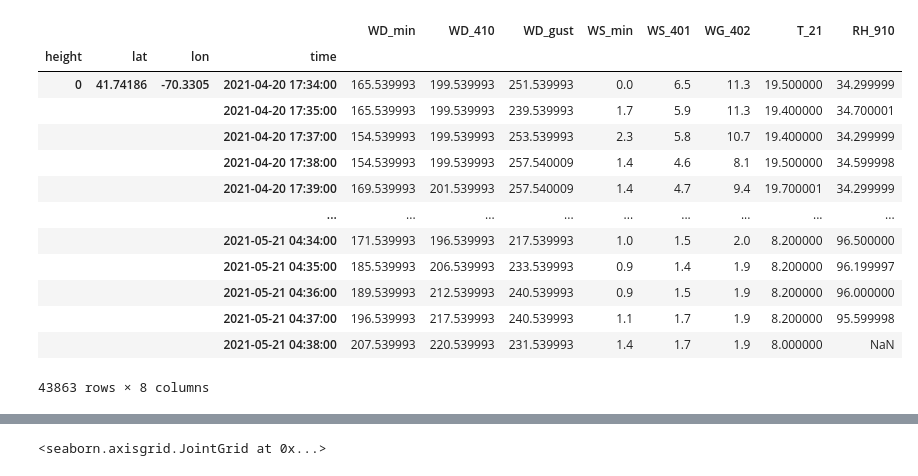
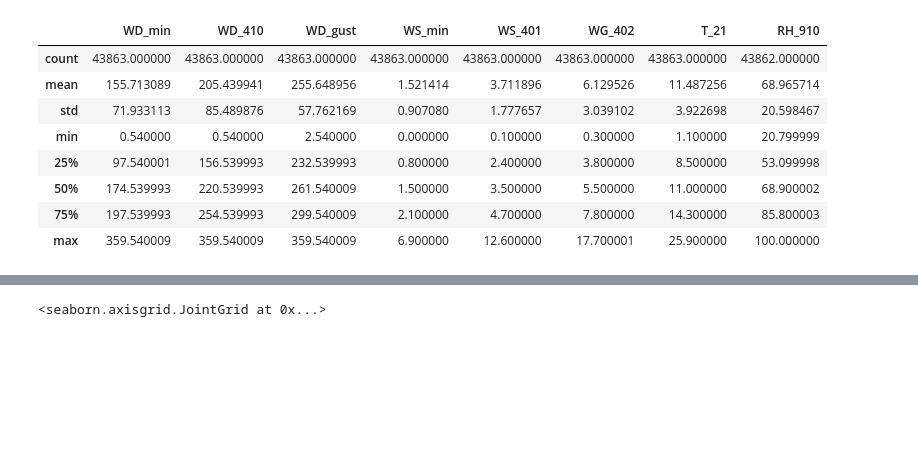
Before and after one commit to odemeo-usgs/projects, a Jupyter notebook: CACO/Marconi_Plots_2021.ipynb, the cells around one changed output, grey strips where cells are left out. Saved outputs shown, nothing was run; the diff lists cells and outputs as text; code cells hidden in the pictures; blank space fills up the shorter version.

```diff
--- a/CACO/Marconi_Plots_2021.ipynb
+++ b/CACO/Marconi_Plots_2021.ipynb
@@ -13,27 +13,21 @@ fn2='C:\\Users\\odemeo\\Documents\\Field_Data_Processing\\CACO_MET\\Marconi\\112
 # %%
 # Read in mooring 1128
 ds_1128 = xr.open_dataset(fn1)
 ds_1128 # Marconi data when met was on solar panel
 df_1128=ds_1128.to_dataframe() # Convert xarray dataset to pandas dataframe
 
 # Make statistics table
 df_1128.describe()
-df_1128
 # %% [output]
-|  |  |  |  | WD_min | WD_410 | WD_gust | WS_min | WS_401 | WG_402 | T_21 | RH_910 |
-| height | lat | lon | time |  |  |  |  |  |  |  |  |
-| 0 | 41.74186 | -70.3305 | 2021-04-20 17:34:00 | 165.539993 | 199.539993 | 251.539993 | 0.0 | 6.5 | 11.3 | 19.500000 | 34.299999 |
-|  |  |  | 2021-04-20 17:35:00 | 165.539993 | 199.539993 | 239.539993 | 1.7 | 5.9 | 11.3 | 19.400000 | 34.700001 |
-|  |  |  | 2021-04-20 17:37:00 | 154.539993 | 199.539993 | 253.539993 | 2.3 | 5.8 | 10.7 | 19.400000 | 34.299999 |
-|  |  |  | 2021-04-20 17:38:00 | 154.539993 | 199.539993 | 257.540009 | 1.4 | 4.6 | 8.1 | 19.500000 | 34.599998 |
-|  |  |  | 2021-04-20 17:39:00 | 169.539993 | 201.539993 | 257.540009 | 1.4 | 4.7 | 9.4 | 19.700001 | 34.299999 |
-|  |  |  | ... | ... | ... | ... | ... | ... | ... | ... | ... |
-|  |  |  | 2021-05-21 04:34:00 | 171.539993 | 196.539993 | 217.539993 | 1.0 | 1.5 | 2.0 | 8.200000 | 96.500000 |
-|  |  |  | 2021-05-21 04:35:00 | 185.539993 | 206.539993 | 233.539993 | 0.9 | 1.4 | 1.9 | 8.200000 | 96.199997 |
-|  |  |  | 2021-05-21 04:36:00 | 189.539993 | 212.539993 | 240.539993 | 0.9 | 1.5 | 1.9 | 8.200000 | 96.000000 |
-|  |  |  | 2021-05-21 04:37:00 | 196.539993 | 217.539993 | 240.539993 | 1.1 | 1.7 | 1.9 | 8.200000 | 95.599998 |
-|  |  |  | 2021-05-21 04:38:00 | 207.539993 | 220.539993 | 231.539993 | 1.4 | 1.7 | 1.9 | 8.000000 | NaN |
+|  | WD_min | WD_410 | WD_gust | WS_min | WS_401 | WG_402 | T_21 | RH_910 |
+| count | 43863.000000 | 43863.000000 | 43863.000000 | 43863.000000 | 43863.000000 | 43863.000000 | 43863.000000 | 43862.000000 |
+| mean | 155.713089 | 205.439941 | 255.648956 | 1.521414 | 3.711896 | 6.129526 | 11.487256 | 68.965714 |
+| std | 71.933113 | 85.489876 | 57.762169 | 0.907080 | 1.777657 | 3.039102 | 3.922698 | 20.598467 |
+| min | 0.540000 | 0.540000 | 2.540000 | 0.000000 | 0.100000 | 0.300000 | 1.100000 | 20.799999 |
+| 25% | 97.540001 | 156.539993 | 232.539993 | 0.800000 | 2.400000 | 3.800000 | 8.500000 | 53.099998 |
+| 50% | 174.539993 | 220.539993 | 261.540009 | 1.500000 | 3.500000 | 5.500000 | 11.000000 | 68.900002 |
+| 75% | 197.539993 | 254.539993 | 299.540009 | 2.100000 | 4.700000 | 7.800000 | 14.300000 | 85.800003 |
+| max | 359.540009 | 359.540009 | 359.540009 | 6.900000 | 12.600000 | 17.700001 | 25.900000 | 100.000000 |
-43863 rows × 8 columns
 # %%
 # Put 1128 variables into arrays
 time1128=ds_1128['time'].values
```
Also changed, not shown: parts of 4 cells of this notebook, 1 other file.
